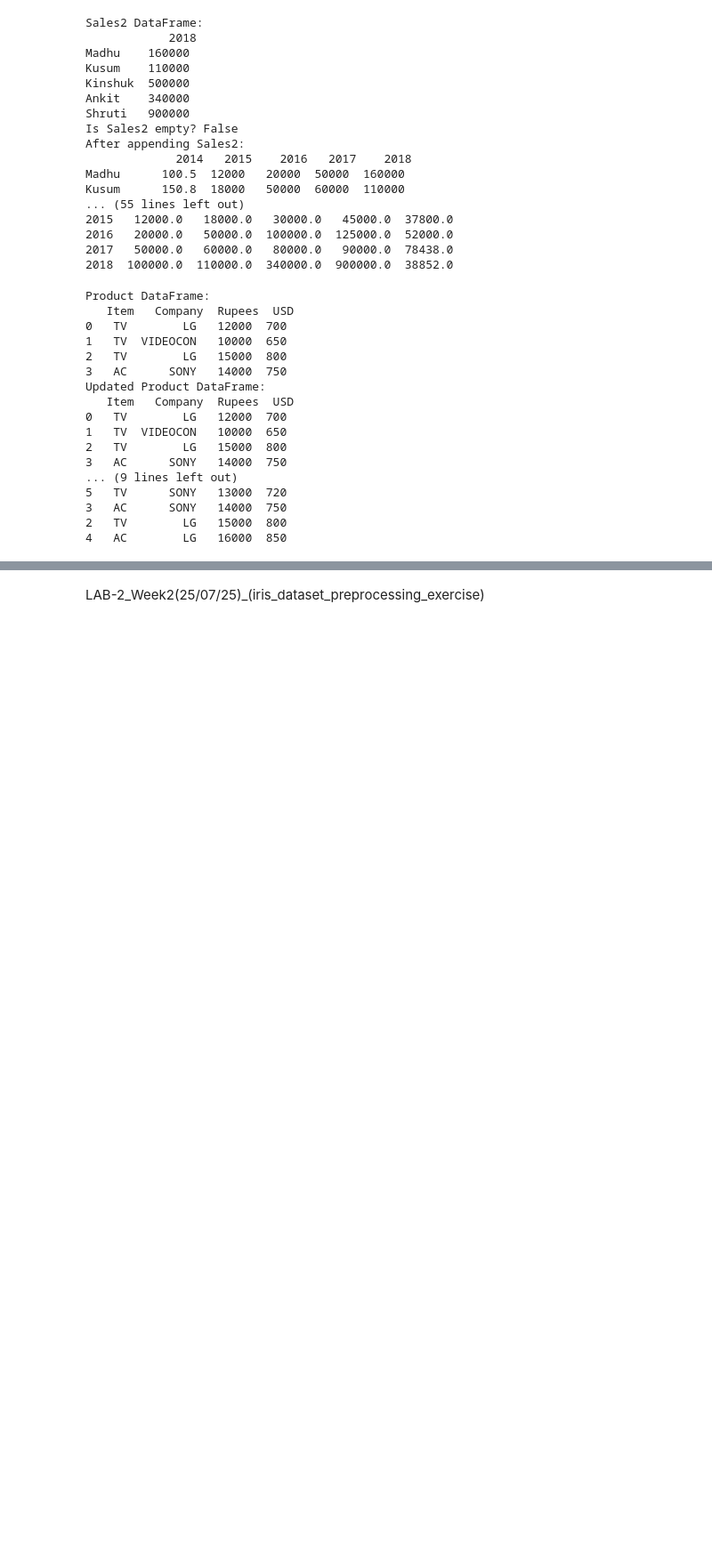
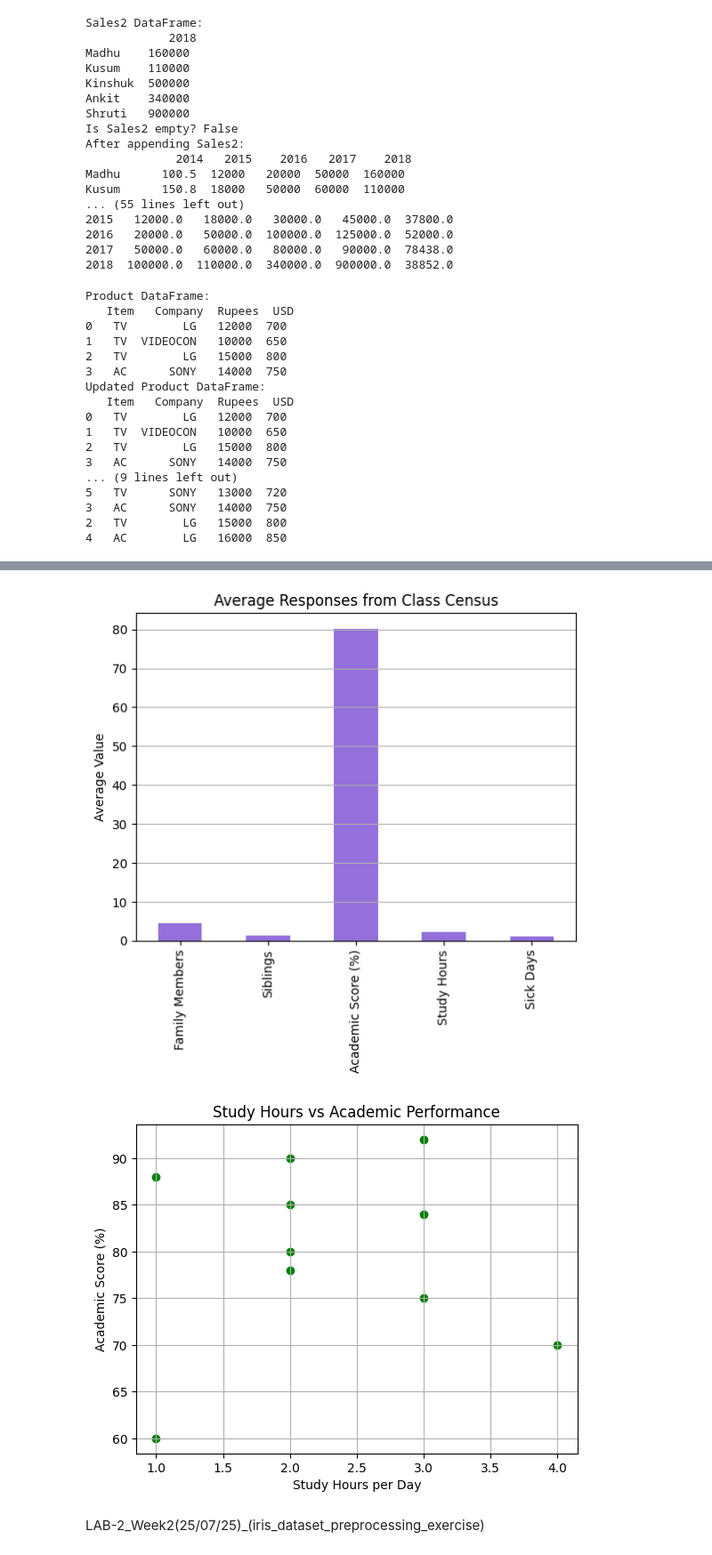
Before and after one commit to ThodupunooriSaiManish/Machine_Learning, a Jupyter notebook: Machine_Learning_Lab.ipynb, the cells around one changed output, grey strips where cells are left out. Shown at 89% size. Saved outputs shown, nothing was run; the diff lists cells and outputs as text; code cells hidden in the pictures; blank space fills up the shorter version.

```diff
--- a/Machine_Learning_Lab.ipynb
+++ b/Machine_Learning_Lab.ipynb
@@ -258,3 +399,32 @@ Updated Product DataFrame:
+# %%
+# Sample census data
+data = {
+    'Family Members': [4, 5, 6, 4, 3, 5, 6, 4, 4, 5],
+    'Siblings': [1, 2, 1, 0, 1, 2, 3, 0, 2, 1],
+    'Academic Score (%)': [85, 75, 90, 88, 80, 70, 60, 92, 78, 84],
+    'Study Hours': [2, 3, 2, 1, 2, 4, 1, 3, 2, 3],
+    'Sick Days': [1, 0, 2, 1, 3, 0, 1, 2, 1, 0]
+}
+
+df = pd.DataFrame(data)
+
+# Bar plot of average values
+df.mean().plot(kind='bar', color='mediumpurple')
+plt.title('Average Responses from Class Census')
+plt.ylabel('Average Value')
+plt.grid(axis='y')
+plt.show()
+
+# Scatter plot: Study Hours vs Academic Score
+plt.scatter(df['Study Hours'], df['Academic Score (%)'], color='green')
+plt.title('Study Hours vs Academic Performance')
+plt.xlabel('Study Hours per Day')
+plt.ylabel('Academic Score (%)')
+plt.grid(True)
+plt.show()
+# %% [output]
+[figure, added]
+[figure, added]
 # %% [markdown]
 LAB-2_Week2(25/07/25)_(iris_dataset_preprocessing_exercise)
 # %%
```
Also changed, not shown: parts of 3 cells of this notebook.
